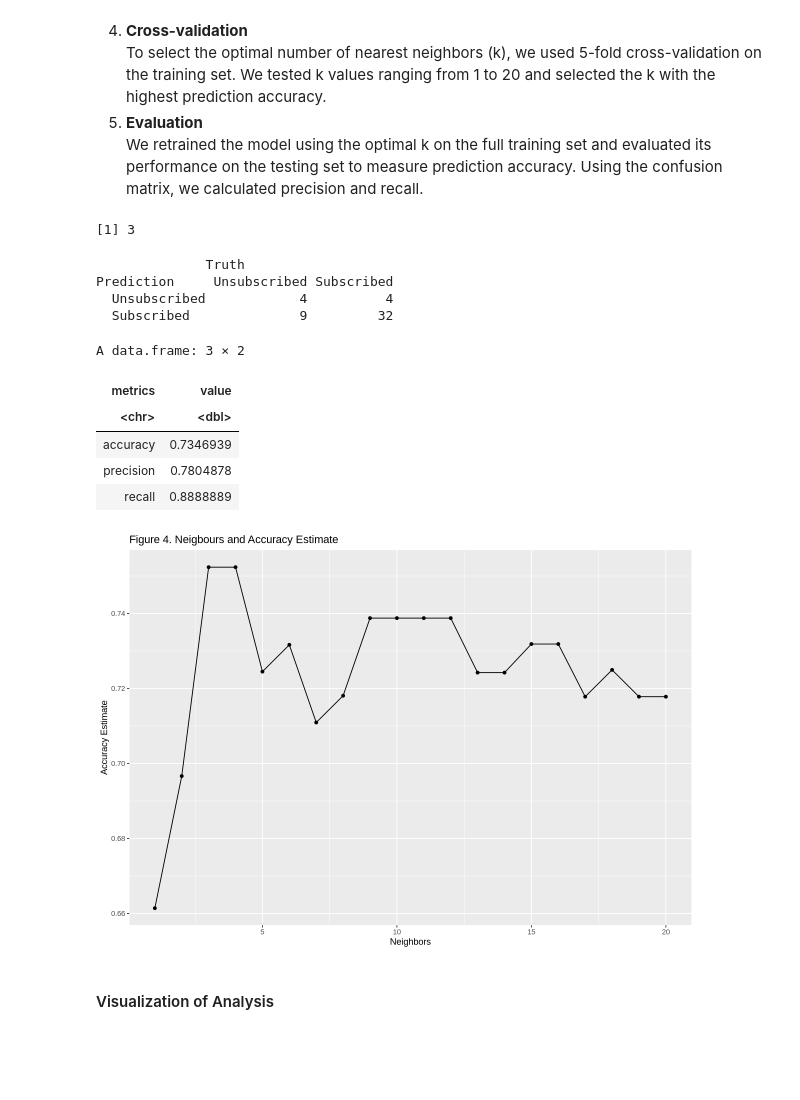
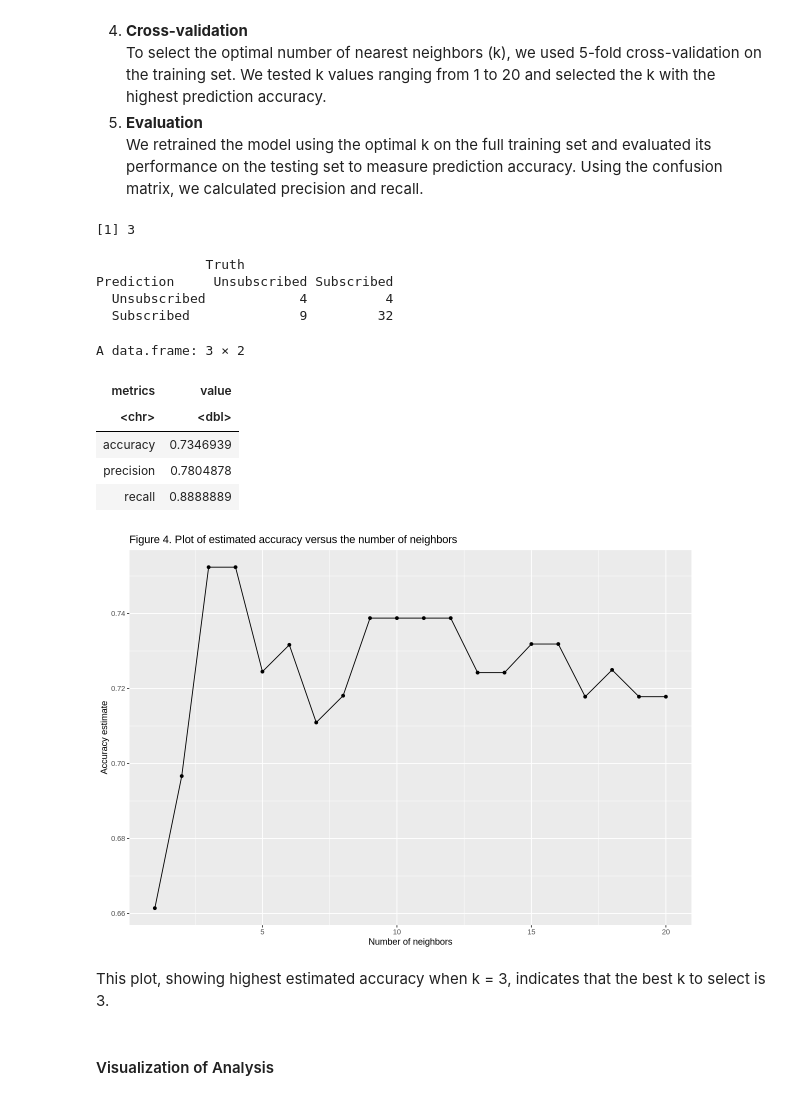
Before and after one commit to katelynteng/group_2_final_project, a Jupyter notebook: group_2_final_project.ipynb, the cells around one changed output. Saved outputs shown, nothing was run; the diff lists cells and outputs as text; code cells hidden in the pictures; blank space fills up the shorter version.

Commit message:
Added figure descriptions, cleaned accuracy dataframe

```diff
--- a/group_2_final_project.ipynb
+++ b/group_2_final_project.ipynb
@@ -230,12 +228,12 @@ options(repr.plot.width = 10)
 players_data_clean <- players_data |>
     select(subscribe, played_hours, Age)
 
-#Step 2: Splitting Data.
+#Step 2: Splitting Data
 players_split <- initial_split(players_data_clean, prop = 0.75, strata = subscribe)
 players_train <- training(players_split)
 players_test <- testing(players_split)
 
-#Step 3: Preprocessing.
+#Step 3: Preprocessing
 players_recipe <- recipe(subscribe ~ played_hours + Age, data = players_train) |>
    step_scale(all_predictors()) |>
    step_center(all_predictors())
@@ -244,7 +242,7 @@ knn_tune <- nearest_neighbor(weight_func = "rectangular", neighbors = tune()) |>
       set_engine("kknn") |>
       set_mode("classification")
 
-#Step 4: Cross-Validation.
+#Step 4: Cross-Validation
 players_vfold <- vfold_cv(players_train, v = 5, strata = subscribe)
 
 k_vals <- tibble(neighbors = seq(from = 1, to = 20, by = 1))
@@ -268,8 +266,8 @@ best_k
 accuracy_versus_k <- ggplot(accuracies, aes(x = neighbors, y = mean))+
       geom_point() +
       geom_line() +
-      labs(x = "Neighbors", y = "Accuracy Estimate") +
-    ggtitle("Figure 4. Neigbours and Accuracy Estimate")
+      labs(x = "Number of neighbors", y = "Accuracy estimate") +
+    ggtitle("Figure 4. Plot of estimated accuracy versus the number of neighbors")
 accuracy_versus_k
 
 #Step 5: Evaluation:
@@ -284,37 +282,42 @@ players_fit <- workflow() |>
     add_model(players_spec) |>
     fit(data = players_train)
 
 player_predictions <- predict(players_fit, new_data = players_test) |>
     bind_cols(players_test)
 
 #Creating a confusion matrix to show the predictions of the test dataset.
 conf_mat <- conf_mat(player_predictions, truth = subscribe, estimate = .pred_class)
 conf_mat
 
 #Using new model to predict accuracy of the test dataset.
-player_metrics <- player_predictions |>
+player_metrics_accuracy <- player_predictions |>
     metrics(truth = subscribe, estimate = .pred_class) |>
-    filter(.metric == "accuracy")
+    filter(.metric == "accuracy") |>
+    select(.estimate) |>
+    pull(.estimate)
 
 #Calculating precision and recall
 precision <- 32/(32+9)
 recall <- 32/(32+4)
 
-data.frame(metrics=c("accuracy", "precision", "recall"), value=c("0.7346939", "0.780487804878049", "0.888888888888889")) |>
+#Creating a dataframe to report accuracy, precision, and recall
+data.frame(metrics=c("accuracy", "precision", "recall"), value=c(player_metrics_accuracy, precision, recall)) |>
  mutate(value = as.numeric(value))
 # %% [output]
 [1] 3
               Truth
 Prediction     Unsubscribed Subscribed
   Unsubscribed            4          4
   Subscribed              9         32
 A data.frame: 3 × 2
 | metrics | value |
 | <chr> | <dbl> |
 | accuracy | 0.7346939 |
 | precision | 0.7804878 |
 | recall | 0.8888889 |
-[figure, old version]
+[figure, new version]
+# %% [markdown]
+This plot, showing highest estimated accuracy when k = 3, indicates that the best k to select is 3.
 # %% [markdown]
 #### Visualization of Analysis
 # %%
```
Also changed, not shown: parts of 10 cells of this notebook.
